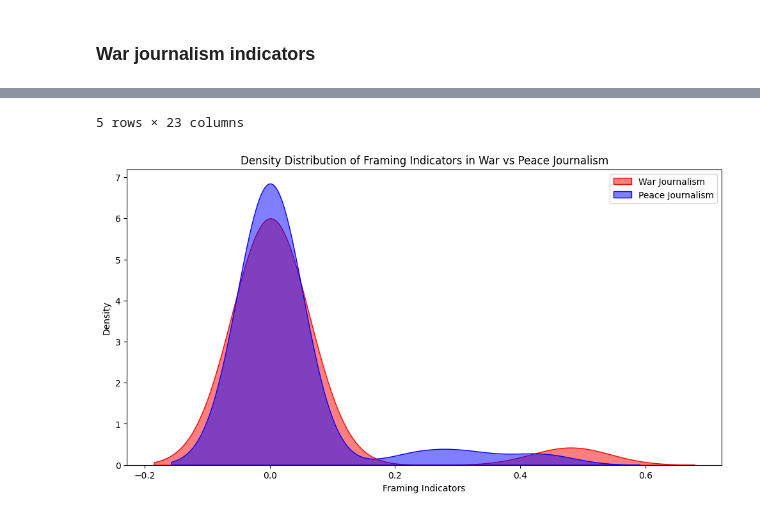
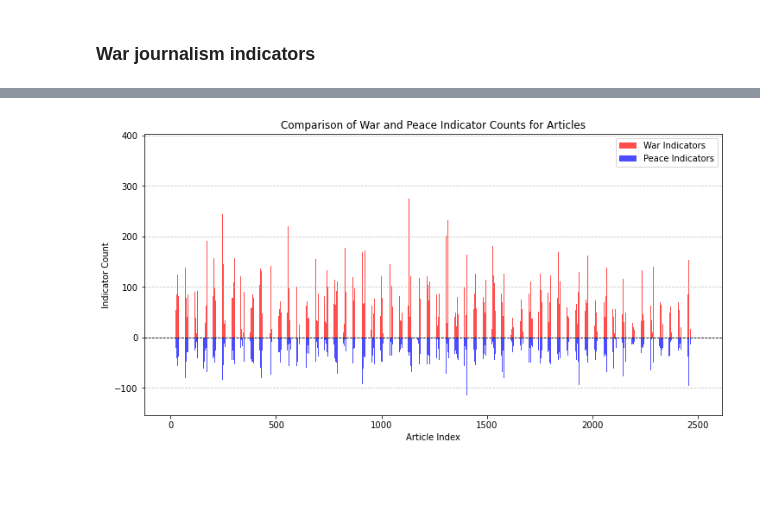
Before and after one commit to avneetreen/humanity-check, a Jupyter notebook: notebooks/Output Analysis.ipynb, the cells around one changed output, grey strips where cells are left out. Cells and saved outputs as stored; diff of their text form; code cells hidden in the pictures; blank space fills up the shorter version.

Commit message:
UK framing analysis

```diff
--- a/notebooks/Output Analysis.ipynb
+++ b/notebooks/Output Analysis.ipynb
@@ -151,3 +170,2 @@ def flatten_and_count(df):
 # %%
-war_counts = flatten_and_count(war_indicators)
-war_counts
+war_indicator_list, war_indicator_count = flatten_and_count(war_indicators)
@@ -167,3 +201,6 @@ war_summary.Count.sum()
 # %%
-peace_summary.Count.sum()
+peace_indicator_list, peace_indicator_count = flatten_and_count(peace_indicators)
+peace_indicators['indicators_flattened'] = peace_indicator_list
+peace_indicators['indicators_count'] = peace_indicator_count
+peace_indicators
 # %% [output]
@@ -171,3 +231,23 @@ np.int64(16651)
 # %%
-all_me_new_df.head()
+import numpy as np
+import matplotlib.pyplot as plt
+
+# Create a bar plot to contrast war and peace indicator counts
+indices = np.arange(len(war_indicator_count))  # Indices for the articles
+width = 0.4  # Width of the bars
+
+plt.figure(figsize=(12, 6))
+plt.bar(indices, war_indicator_count, width, label='War Indicators', color='red', alpha=0.7)
+plt.bar(indices, [-count for count in peace_indicator_count], width, label='Peace Indicators', color='blue', alpha=0.7)
+
+# Add labels and title
+plt.xlabel('Article Index')
+plt.ylabel('Indicator Count')
+plt.title('Comparison of War and Peace Indicator Counts for Articles')
+plt.axhline(0, color='black', linewidth=0.8, linestyle='--')  # Add a horizontal line at y=0
+plt.legend()
+plt.grid(axis='y', linestyle='--', alpha=0.7)
+
+# Show the plot
+plt.show()
 # %% [output]
@@ -181,20 +254 @@ all_me_new_df.head()
-5 rows × 23 columns
+[figure, added]
-# %%
-# Calculate proportions
-combined_summary['Proportion_War'] = combined_summary['Count_War'] / combined_summary['Count_War'].sum()
-combined_summary['Proportion_Peace'] = combined_summary['Count_Peace'] / combined_summary['Count_Peace'].sum()
-
-# Create Density Plot
-import seaborn as sns
-
-plt.figure(figsize=(12, 6))
-sns.kdeplot(combined_summary['Proportion_War'], label='War Journalism', fill=True, color='red', alpha=0.5)
-sns.kdeplot(combined_summary['Proportion_Peace'], label='Peace Journalism', fill=True, color='blue', alpha=0.5)
-
-plt.xlabel('Framing Indicators')
-plt.ylabel('Density')
-plt.title('Density Distribution of Framing Indicators in War vs Peace Journalism')
-plt.legend()
-plt.show()
-# %% [output]
-[figure, removed]
```
Also changed, not shown: parts of 12 cells of this notebook.
